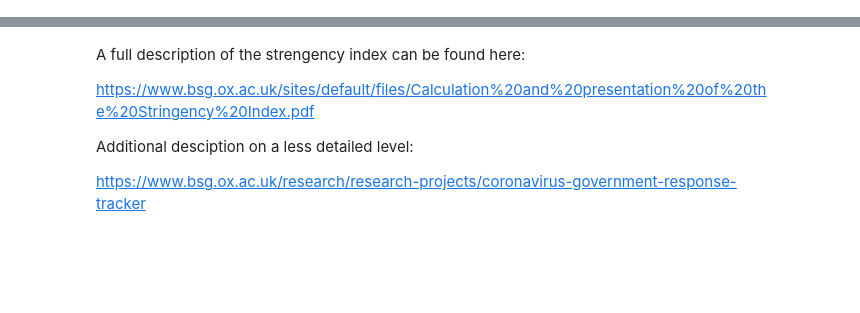
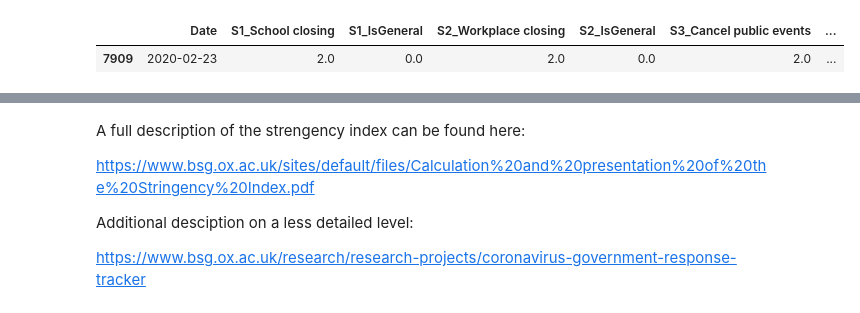
Before and after one commit to LarsBryld/socialdataanalysis2020, a Jupyter notebook: Oxford.ipynb, the cells around one changed output, grey strips where cells are left out. Drawn from its saved outputs; the diff is of its cells as text; code cells hidden in the pictures; blank space fills up the shorter version.

```diff
--- a/Oxford.ipynb
+++ b/Oxford.ipynb
@@ -68,0 +70,5 @@ Name: CountryName, Length: 561, dtype: object
+# %%
+ox_it.head(1)
+# %% [output]
+|  | Date | S1_School closing | S1_IsGeneral | S2_Workplace closing | S2_IsGeneral | S3_Cancel public events | ... |
+| 7909 | 2020-02-23 | 2.0 | 0.0 | 2.0 | 0.0 | 2.0 | ... |
```
Also changed, not shown: parts of 10 cells of this notebook.
